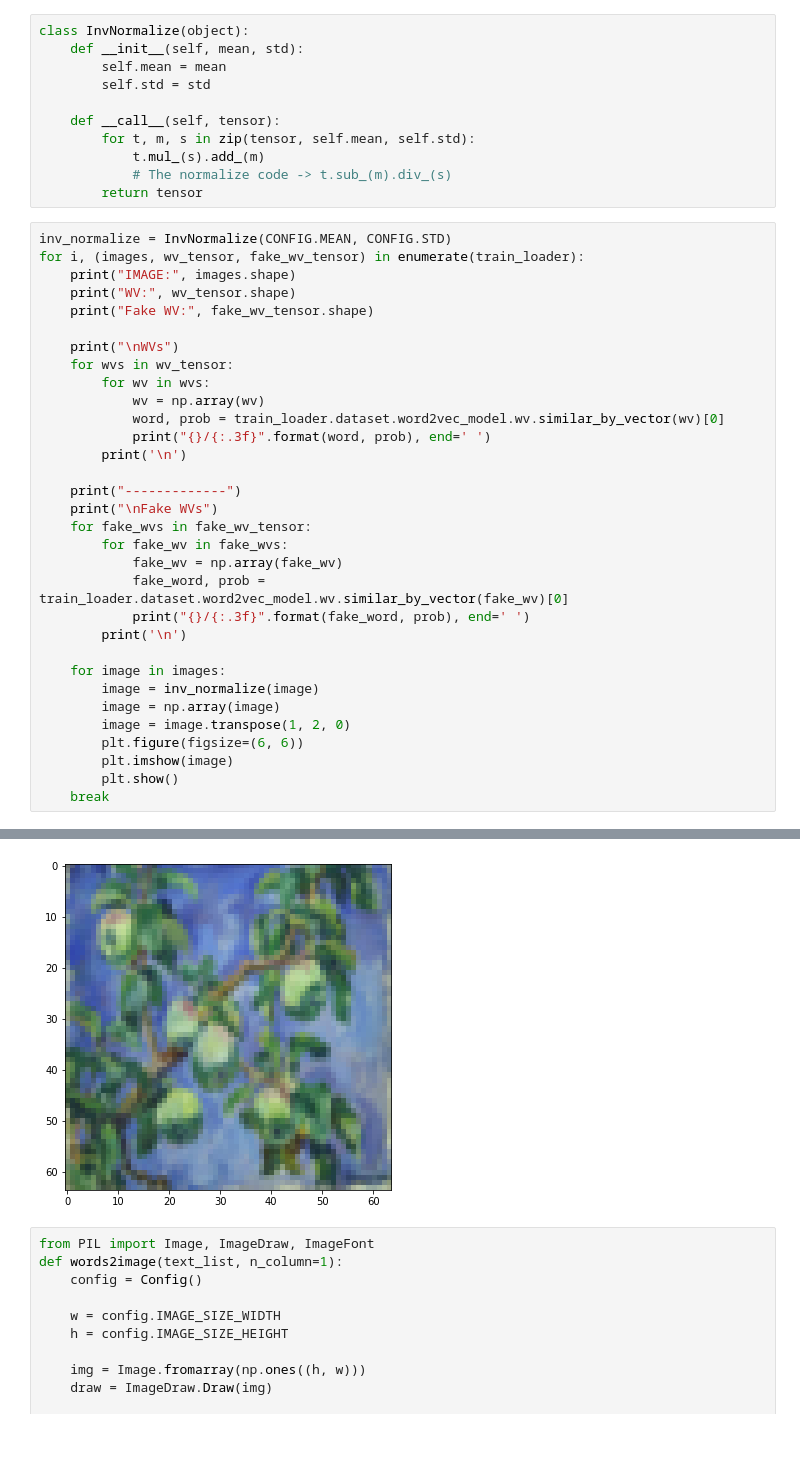
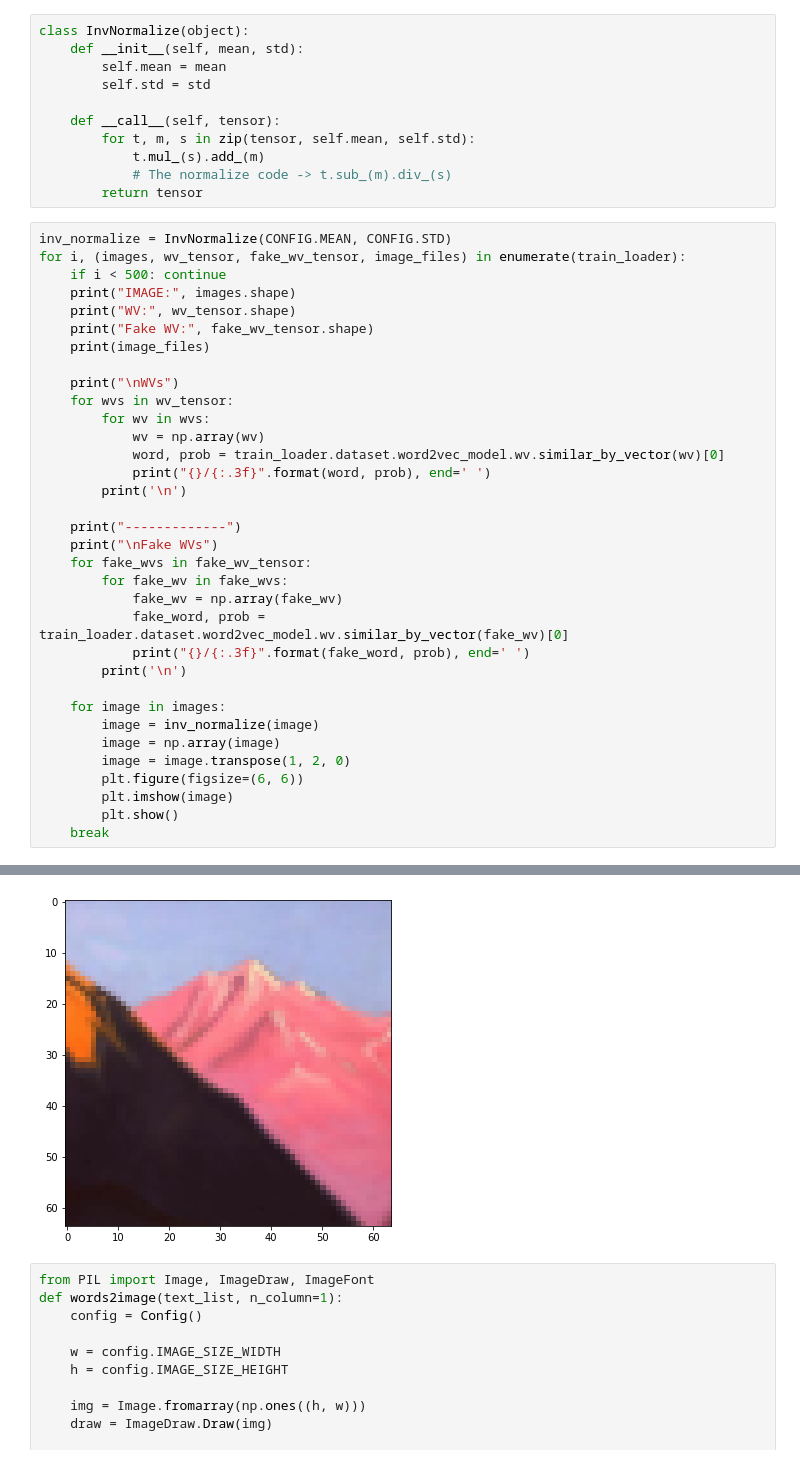
Before and after one commit to azmiozgen/text2painting, a Jupyter notebook: notebooks/test_data_loading.ipynb, the cells around one changed output, grey strips where cells are left out. Cells and saved outputs as stored; diff of their text form.

```diff
--- a/notebooks/test_data_loading.ipynb
+++ b/notebooks/test_data_loading.ipynb
@@ -77,10 +77,12 @@ class InvNormalize(object):
         return tensor
 # %%
 inv_normalize = InvNormalize(CONFIG.MEAN, CONFIG.STD)
-for i, (images, wv_tensor, fake_wv_tensor) in enumerate(train_loader):
+for i, (images, wv_tensor, fake_wv_tensor, image_files) in enumerate(train_loader):
+    if i < 500: continue
     print("IMAGE:", images.shape)
     print("WV:", wv_tensor.shape)
     print("Fake WV:", fake_wv_tensor.shape)
+    print(image_files)
 
     print("\nWVs")
     for wvs in wv_tensor:
@@ -131,4 +133,4 @@ injure/1.000 real/1.000 sticker/1.000 milf/1.000 sex/1.000 television/1.000 vide
-[figure, old version]
+[figure, new version]
 # %%
 from PIL import Image, ImageDraw, ImageFont
 def words2image(text_list, n_column=1):
```
Also changed, not shown: parts of 3 cells of this notebook, 7 other files.
